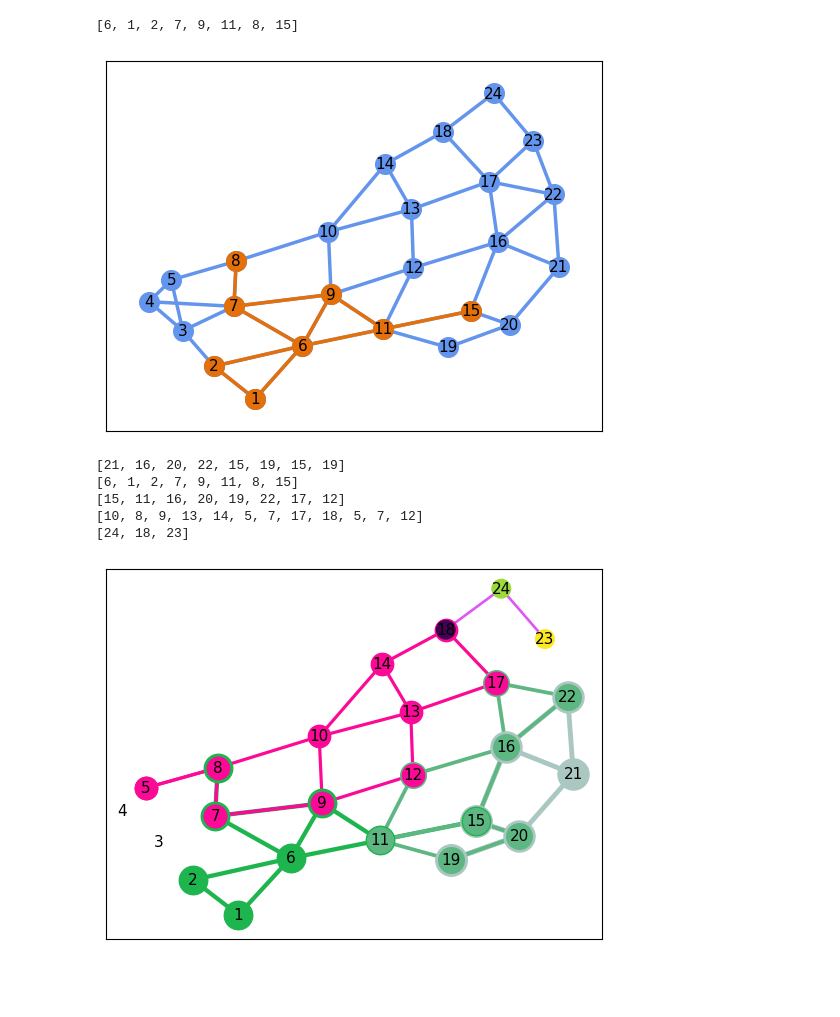
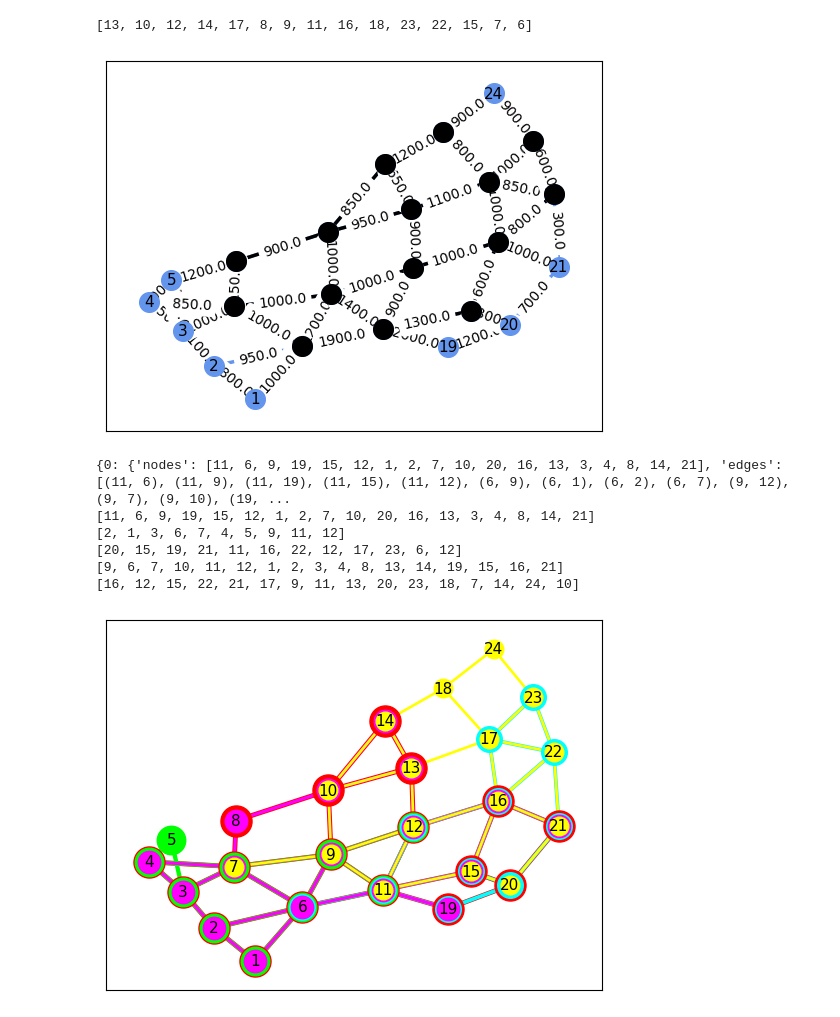
Before and after one commit to Claudiof5/simulador-EON-pre-Desastre, a Jupyter notebook: modeloProblema.ipynb, the cells around one changed output. Drawn from its saved outputs; the diff is of its cells as text; code cells hidden in the pictures; blank space fills up the shorter version.

```diff
--- a/modeloProblema.ipynb
+++ b/modeloProblema.ipynb
@@ -12,7 +13,7 @@ from simulador.EON_SIM import Simulador
 from collections import defaultdict
 from itertools import combinations
 # %%
-topology = nx.read_weighted_edgelist( "./simulador//topology/"+TOPOLOGY, nodetype=int)
+topology = nx.read_weighted_edgelist( "./simulador/topology/"+TOPOLOGY, nodetype=int)
 # %%
 def has_edge_with_any(G:Graph, node, node_list):
     return any(G.has_edge(node, other_node) for other_node in node_list)
@@ -20,7 +21,7 @@ def has_edge_with_any(G:Graph, node, node_list):
 def count_edges_with_any(G: Graph, node, node_list):
     return sum(1 for other_node in node_list if G.has_edge(node, other_node))
 # %%
-def randomly_exclude_elements(topology, elements, exclusion_rate, ISP_nodes = [12, 16, 21, 20, 19, 11, 15]):
+def randomly_exclude_elements(topology, elements, exclusion_rate, ISP_nodes):
 
     ISP_nodes :list  = ISP_nodes
     for element in elements:
@@ -41,5 +42,31 @@ def edges_between_nodes(G, node_list):
             existing_edges.append((node1, node2))
 
     return existing_edges
+# %%
+def determine_interssection( topology:Graph, ISP_dict:dict):
+    node_intersec_dic = {0:[], 1:[], 2:[], 3:[], 4:[], 5:[]}
+    edge_intersec_dic = {0:[], 1:[], 2:[], 3:[], 4:[], 5:[]}
+
+    for node in topology.nodes():
+        count = 0
+        for i, key in enumerate(ISP_dict.keys()):
+            if node in ISP_dict[key]["nodes"]:
+                count += 1
+        node_intersec_dic[count].append(node)
+
+
+    for edge in topology.edges():
+        count = 0
+        for i, key in enumerate(ISP_dict.keys()):
+            if edge in ISP_dict[key]["edges"] or (edge[1], edge[0]) in ISP_dict[key]["edges"]:
+                count += 1
+        edge_intersec_dic[count].append(edge)
+
+    returndict = {}
+    for i in range(len(ISP_dict)+1):
+        returndict[i] = {"nodes":node_intersec_dic[i], "edges":edge_intersec_dic[i]}
+
+    print(returndict)
+    return returndict
 # %%
 def ISP_random_generator(topology: Graph, number_of_ISP):
@@ -75,7 +111,7 @@ ISP_list = ISP_random_generator(topology, 5)
 # %%
-def visao_ISP(pos, topology, ISP_node_list, ISP_edge_list, global_vision=True):
+def visao_ISP(pos, topology, ISP_node_list, ISP_edge_list, global_vision=True, weight = False):
 
-    color = (np.random.rand(), np.random.rand(), np.random.rand())
+    color = (0/255,0/255,0/255)
     blue = (100/255,149/255,237/255)
 
 
@@ -87,15 +123,19 @@ def visao_ISP(pos, topology, ISP_node_list, ISP_edge_list, global_vision=True):
     nx.draw_networkx_edges(topology, pos, node_size=200, edgelist=ISP_edge_list, edge_color=color, width=2.5)
     nx.draw_networkx_labels(topology, pos, font_size=11, font_family="sans-serif")
 
+    if weight:
+        edge_labels = nx.get_edge_attributes(topology, 'weight')
+        nx.draw_networkx_edge_labels(topology, pos, edge_labels=edge_labels)
+
     print(ISP_node_list)
 
-index = 1
+index = 2
 gv = True
 pos = nx.spring_layout(topology, seed=7)
-visao_ISP(pos, topology, ISP_list[index]["nodes"], ISP_list[index]["edges"], global_vision=gv)
+visao_ISP(pos, topology, ISP_dict[index]["nodes"], ISP_dict[index]["edges"], global_vision=gv, weight=True)
 # %% [output]
-[6, 1, 2, 7, 9, 11, 8, 15]
+[13, 10, 12, 14, 17, 8, 9, 11, 16, 18, 23, 22, 15, 7, 6]
-[figure, old version]
+[figure, new version]
 # %%
 def scramble_dict_keys(d):
     # Extract keys and values
@@ -109,39 +149,41 @@ def scramble_dict_keys(d):
     scrambled_dict = {keys[i]: values[i] for i in range(len(keys))}
     return scrambled_dict
 # %%
-def visao_todas_ISPs(pos, topology, ISP_dict:dict):
+def visao_todas_ISPs(pos, topology, ISP_dict:dict, colors = [ (255/255,0/255,0/255), (0/255,255/255,0/255), (0/255,255/255,255/255), (255/255,0/255,255/255), (255/255,255/255,0/255)]):
     blue = (100/255,149/255,237/255)
+
     node_size = 500
     node_range = 400
 
     edge_width = 3.5
     edge_range = 2
     print(ISP_dict)
     #nx.draw_networkx_nodes(topology, pos, node_size=node_size, node_color=blue)
     #nx.draw_networkx_edges(topology, pos, edge_color=blue, width=edge_width)
-    ISP_dict = scramble_dict_keys(ISP_dict)
-    print(ISP_dict)
+    #ISP_dict = scramble_dict_keys(ISP_dict)
+    #print(ISP_dict)
     for i, key in enumerate(ISP_dict.keys()):
 
             ISP_node_list = ISP_dict[key]["nodes"]
             ISP_edge_list = ISP_dict[key]["edges"]
 
             color = (np.random.rand(), np.random.rand(), np.random.rand())
 
-            nx.draw_networkx_nodes(topology, pos, nodelist=ISP_node_list, node_size=(node_size-(i*node_range/len(ISP_dict))), node_color=color)
+            nx.draw_networkx_nodes(topology, pos, nodelist=ISP_node_list, node_size=(node_size-(i*node_range/len(ISP_dict))), node_color=colors[i])
 
-            nx.draw_networkx_edges(topology, pos, node_size=200, edgelist=ISP_edge_list, edge_color=color, width=(edge_width-(i*edge_range/len(ISP_dict))))
+            nx.draw_networkx_edges(topology, pos, node_size=200, edgelist=ISP_edge_list, edge_color=colors[i], width=(edge_width-(i*edge_range/len(ISP_dict))))
             print(ISP_node_list)
 
     nx.draw_networkx_labels(topology, pos, font_size=11, font_family="sans-serif")
 
 
 pos = nx.spring_layout(topology, seed=7)
-visao_todas_ISPs(pos, topology, ISP_list)
+visao_todas_ISPs(pos, topology, ISP_dict)
 # %% [output]
-[21, 16, 20, 22, 15, 19, 15, 19]
-[6, 1, 2, 7, 9, 11, 8, 15]
-[15, 11, 16, 20, 19, 22, 17, 12]
-[10, 8, 9, 13, 14, 5, 7, 17, 18, 5, 7, 12]
-[24, 18, 23]
+{0: {'nodes': [11, 6, 9, 19, 15, 12, 1, 2, 7, 10, 20, 16, 13, 3, 4, 8, 14, 21], 'edges': [(11, 6), (11, 9), (11, 19), (11, 15), (11, 12), (6, 9), (6, 1), (6, 2), (6, 7), (9, 12), (9, 7), (9, 10), (19, ...
+[11, 6, 9, 19, 15, 12, 1, 2, 7, 10, 20, 16, 13, 3, 4, 8, 14, 21]
+[2, 1, 3, 6, 7, 4, 5, 9, 11, 12]
+[20, 15, 19, 21, 11, 16, 22, 12, 17, 23, 6, 12]
+[9, 6, 7, 10, 11, 12, 1, 2, 3, 4, 8, 13, 14, 19, 15, 16, 21]
+[16, 12, 15, 22, 21, 17, 9, 11, 13, 20, 23, 18, 7, 14, 24, 10]
-[figure, old version]
+[figure, new version]
```
Also changed, not shown: parts of 18 cells of this notebook, 38 other files.
